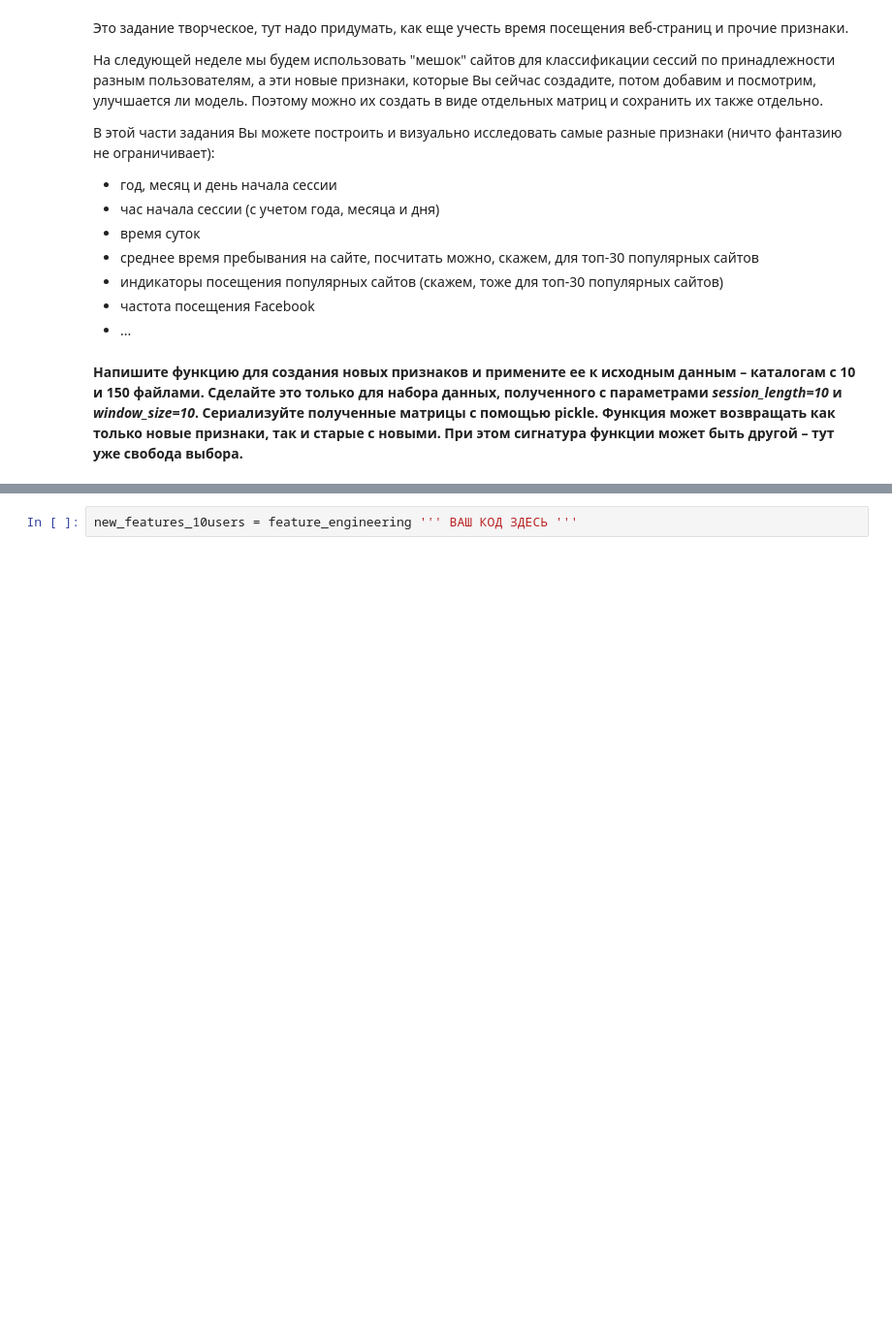
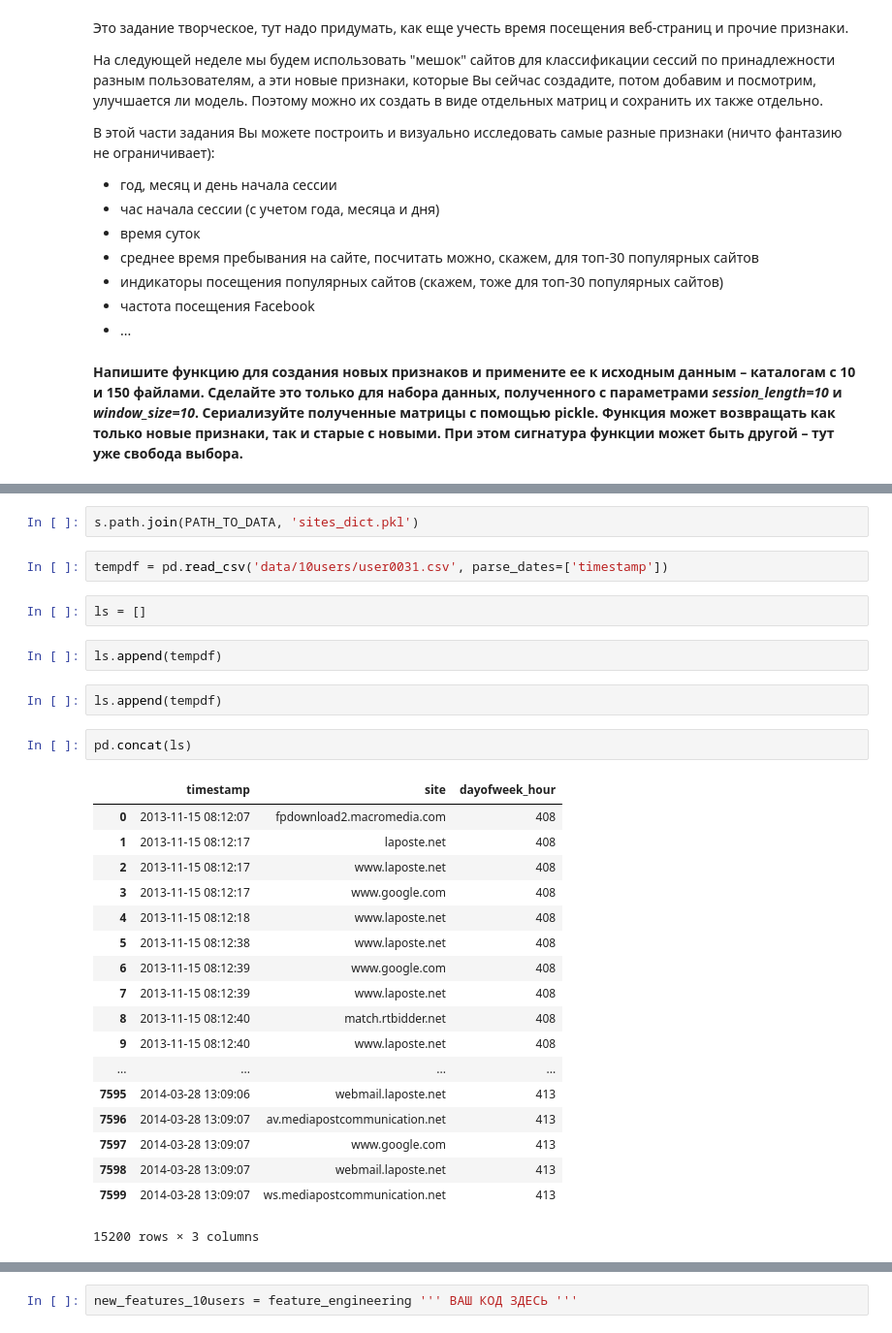
Before and after one commit to armavox/mldaspec, a Jupyter notebook: capstone/project_alice/week3_visual_analysis_and_fe.ipynb, the cells around one changed output, grey strips where cells are left out. Shown at 97% size. Saved outputs shown, nothing was run; the diff lists cells and outputs as text; blank space fills up the shorter version.

```diff
--- a/capstone/project_alice/week3_visual_analysis_and_fe.ipynb
+++ b/capstone/project_alice/week3_visual_analysis_and_fe.ipynb
@@ -543,0 +597,31 @@ def feature_engineering(path_to_csv_files, features, session_length=10):
+# %%
+s.path.join(PATH_TO_DATA, 'sites_dict.pkl')
+# %%
+tempdf = pd.read_csv('data/10users/user0031.csv', parse_dates=['timestamp'])
+# %%
+ls = []
+# %%
+ls.append(tempdf)
+# %%
+ls.append(tempdf)
+# %%
+pd.concat(ls)
+# %% [output]
+|  | timestamp | site | dayofweek_hour |
+| 0 | 2013-11-15 08:12:07 | fpdownload2.macromedia.com | 408 |
+| 1 | 2013-11-15 08:12:17 | laposte.net | 408 |
+| 2 | 2013-11-15 08:12:17 | www.laposte.net | 408 |
+| 3 | 2013-11-15 08:12:17 | www.google.com | 408 |
+| 4 | 2013-11-15 08:12:18 | www.laposte.net | 408 |
+| 5 | 2013-11-15 08:12:38 | www.laposte.net | 408 |
+| 6 | 2013-11-15 08:12:39 | www.google.com | 408 |
+| 7 | 2013-11-15 08:12:39 | www.laposte.net | 408 |
+| 8 | 2013-11-15 08:12:40 | match.rtbidder.net | 408 |
+| 9 | 2013-11-15 08:12:40 | www.laposte.net | 408 |
+| ... | ... | ... | ... |
+| 7595 | 2014-03-28 13:09:06 | webmail.laposte.net | 413 |
+| 7596 | 2014-03-28 13:09:07 | av.mediapostcommunication.net | 413 |
+| 7597 | 2014-03-28 13:09:07 | www.google.com | 413 |
+| 7598 | 2014-03-28 13:09:07 | webmail.laposte.net | 413 |
+| 7599 | 2014-03-28 13:09:07 | ws.mediapostcommunication.net | 413 |
+15200 rows × 3 columns
```
Also changed, not shown: parts of 23 cells of this notebook, 2 other files.
